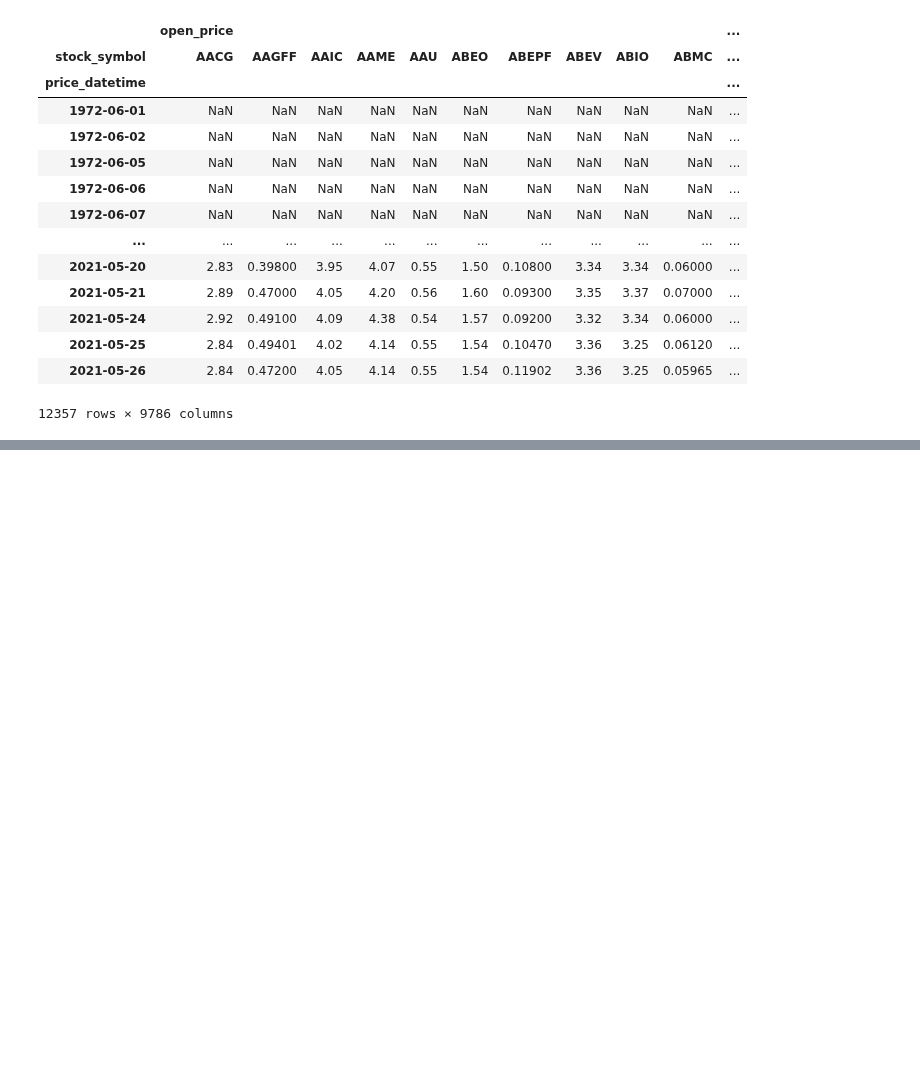
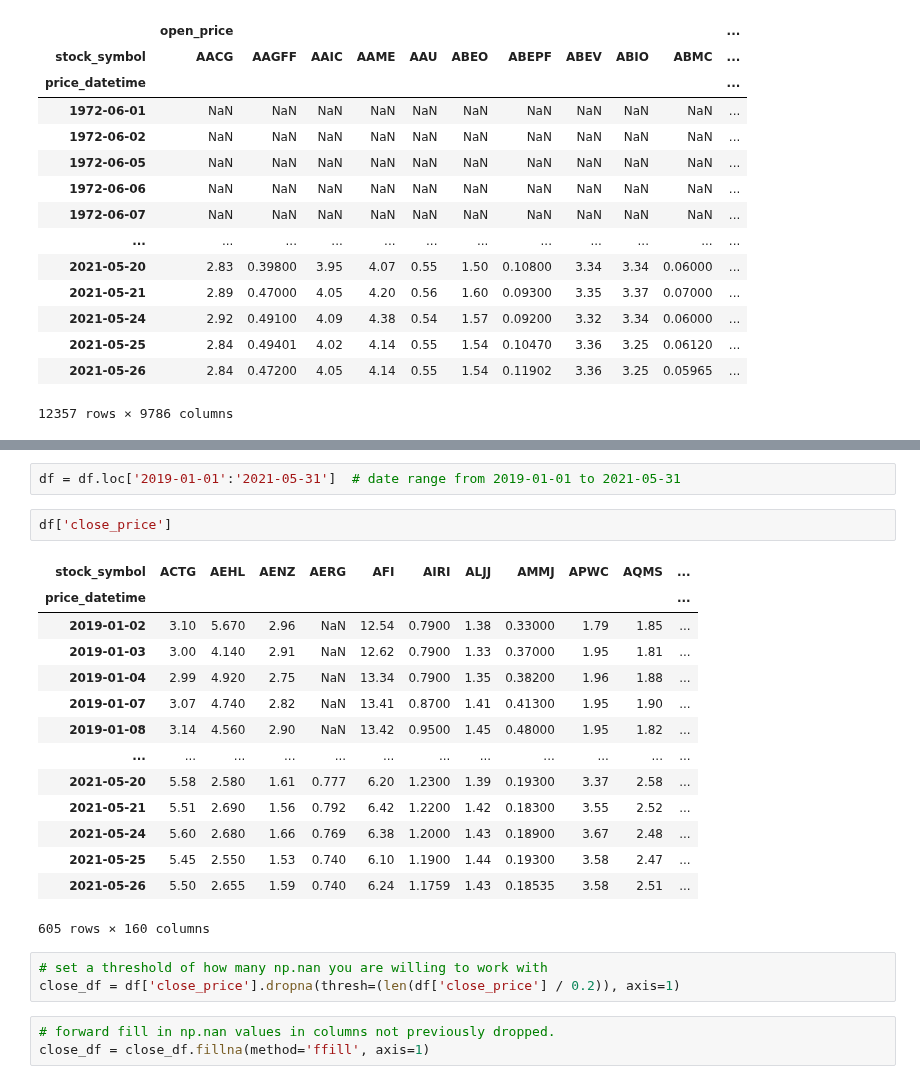
Before and after one commit to jmacdonald2010/stock-prediction, a Jupyter notebook: mlTests03_EOD.ipynb, the cells around one changed output, grey strips where cells are left out. Cells and saved outputs as stored; diff of their text form; blank space fills up the shorter version.

```diff
--- a/mlTests03_EOD.ipynb
+++ b/mlTests03_EOD.ipynb
@@ -85,0 +158,25 @@ df
+# %%
+df = df.loc['2019-01-01':'2021-05-31']  # date range from 2019-01-01 to 2021-05-31
+# %%
+df['close_price']
+# %% [output]
+| stock_symbol | ACTG | AEHL | AENZ | AERG | AFI | AIRI | ALJJ | AMMJ | APWC | AQMS | ... |
+| price_datetime |  |  |  |  |  |  |  |  |  |  | ... |
+| 2019-01-02 | 3.10 | 5.670 | 2.96 | NaN | 12.54 | 0.7900 | 1.38 | 0.33000 | 1.79 | 1.85 | ... |
+| 2019-01-03 | 3.00 | 4.140 | 2.91 | NaN | 12.62 | 0.7900 | 1.33 | 0.37000 | 1.95 | 1.81 | ... |
+| 2019-01-04 | 2.99 | 4.920 | 2.75 | NaN | 13.34 | 0.7900 | 1.35 | 0.38200 | 1.96 | 1.88 | ... |
+| 2019-01-07 | 3.07 | 4.740 | 2.82 | NaN | 13.41 | 0.8700 | 1.41 | 0.41300 | 1.95 | 1.90 | ... |
+| 2019-01-08 | 3.14 | 4.560 | 2.90 | NaN | 13.42 | 0.9500 | 1.45 | 0.48000 | 1.95 | 1.82 | ... |
+| ... | ... | ... | ... | ... | ... | ... | ... | ... | ... | ... | ... |
+| 2021-05-20 | 5.58 | 2.580 | 1.61 | 0.777 | 6.20 | 1.2300 | 1.39 | 0.19300 | 3.37 | 2.58 | ... |
+| 2021-05-21 | 5.51 | 2.690 | 1.56 | 0.792 | 6.42 | 1.2200 | 1.42 | 0.18300 | 3.55 | 2.52 | ... |
+| 2021-05-24 | 5.60 | 2.680 | 1.66 | 0.769 | 6.38 | 1.2000 | 1.43 | 0.18900 | 3.67 | 2.48 | ... |
+| 2021-05-25 | 5.45 | 2.550 | 1.53 | 0.740 | 6.10 | 1.1900 | 1.44 | 0.19300 | 3.58 | 2.47 | ... |
+| 2021-05-26 | 5.50 | 2.655 | 1.59 | 0.740 | 6.24 | 1.1759 | 1.43 | 0.18535 | 3.58 | 2.51 | ... |
+605 rows × 160 columns
+# %%
+# set a threshold of how many np.nan you are willing to work with
+close_df = df['close_price'].dropna(thresh=(len(df['close_price'] / 0.2)), axis=1)
+# %%
+# forward fill in np.nan values in columns not previously dropped.
+close_df = close_df.fillna(method='ffill', axis=1)
```
Also changed, not shown: parts of 31 cells of this notebook, 1 other file.
